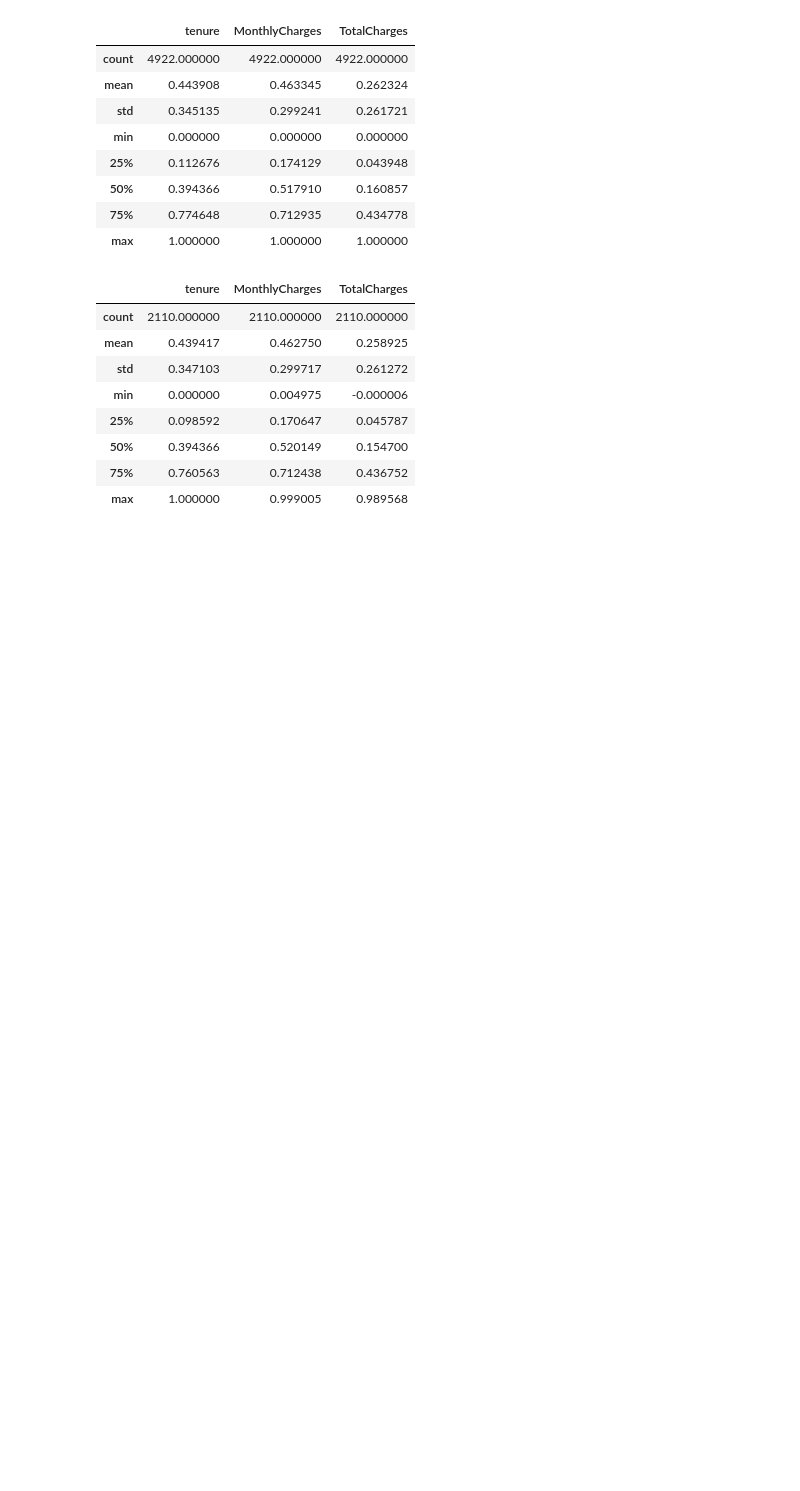
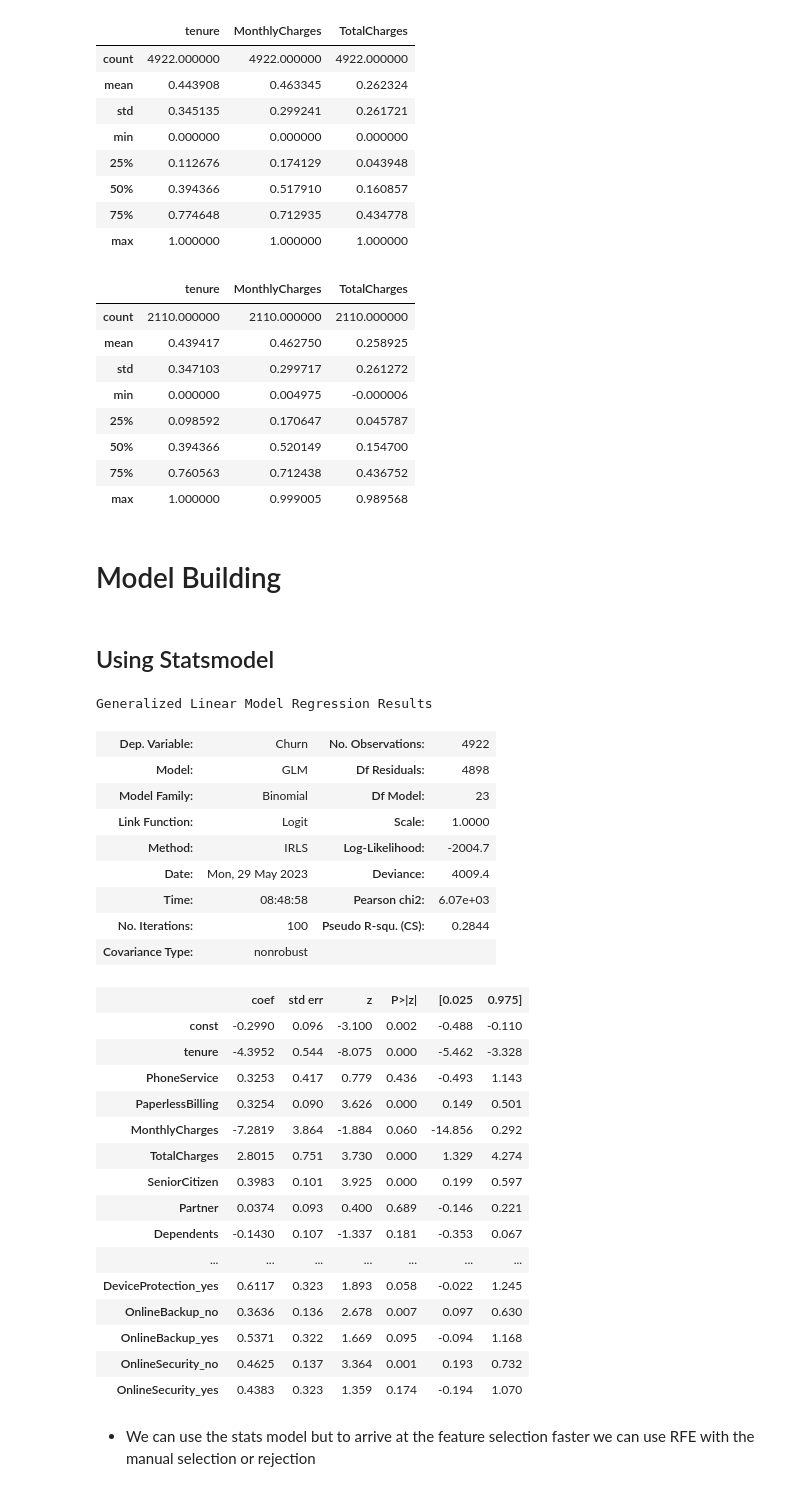
Before and after one commit to venkatpselvam1/DataScienceML, a Jupyter notebook: 003_LogisticRegression/003_MultiVarientAnalysis/002_LogisticRegressionMultiVarient.ipynb, the cells around one changed output. Drawn from its saved outputs; the diff is of its cells as text; code cells hidden in the pictures; blank space fills up the shorter version.

```diff
--- a/003_LogisticRegression/003_MultiVarientAnalysis/002_LogisticRegressionMultiVarient.ipynb
+++ b/003_LogisticRegression/003_MultiVarientAnalysis/002_LogisticRegressionMultiVarient.ipynb
@@ -254,3 +253,46 @@ df_test[num_cols].describe()
 | 50% | 0.394366 | 0.520149 | 0.154700 |
 | 75% | 0.760563 | 0.712438 | 0.436752 |
 | max | 1.000000 | 0.999005 | 0.989568 |
+# %%
+y_train = df_train.pop('Churn')
+X_train = df_train
+y_test = df_test.pop('Churn')
+X_test = df_test
+# %% [markdown]
+# Model Building
+# %% [markdown]
+## Using Statsmodel
+# %%
+X_train_sm = sm.add_constant(X_train)
+gr = sm.GLM(y_train, X_train_sm, family = sm.families.Binomial())
+logm = gr.fit()
+logm.summary()
+# %% [output]
+Generalized Linear Model Regression Results
+| Dep. Variable: | Churn | No. Observations: | 4922 |
+| Model: | GLM | Df Residuals: | 4898 |
+| Model Family: | Binomial | Df Model: | 23 |
+| Link Function: | Logit | Scale: | 1.0000 |
+| Method: | IRLS | Log-Likelihood: | -2004.7 |
+| Date: | Mon, 29 May 2023 | Deviance: | 4009.4 |
+| Time: | 08:48:58 | Pearson chi2: | 6.07e+03 |
+| No. Iterations: | 100 | Pseudo R-squ. (CS): | 0.2844 |
+| Covariance Type: | nonrobust |  |  |
+|  | coef | std err | z | P>|z| | [0.025 | 0.975] |
+| const | -0.2990 | 0.096 | -3.100 | 0.002 | -0.488 | -0.110 |
+| tenure | -4.3952 | 0.544 | -8.075 | 0.000 | -5.462 | -3.328 |
+| PhoneService | 0.3253 | 0.417 | 0.779 | 0.436 | -0.493 | 1.143 |
+| PaperlessBilling | 0.3254 | 0.090 | 3.626 | 0.000 | 0.149 | 0.501 |
+| MonthlyCharges | -7.2819 | 3.864 | -1.884 | 0.060 | -14.856 | 0.292 |
+| TotalCharges | 2.8015 | 0.751 | 3.730 | 0.000 | 1.329 | 4.274 |
+| SeniorCitizen | 0.3983 | 0.101 | 3.925 | 0.000 | 0.199 | 0.597 |
+| Partner | 0.0374 | 0.093 | 0.400 | 0.689 | -0.146 | 0.221 |
+| Dependents | -0.1430 | 0.107 | -1.337 | 0.181 | -0.353 | 0.067 |
+| ... | ... | ... | ... | ... | ... | ... |
+| DeviceProtection_yes | 0.6117 | 0.323 | 1.893 | 0.058 | -0.022 | 1.245 |
+| OnlineBackup_no | 0.3636 | 0.136 | 2.678 | 0.007 | 0.097 | 0.630 |
+| OnlineBackup_yes | 0.5371 | 0.322 | 1.669 | 0.095 | -0.094 | 1.168 |
+| OnlineSecurity_no | 0.4625 | 0.137 | 3.364 | 0.001 | 0.193 | 0.732 |
+| OnlineSecurity_yes | 0.4383 | 0.323 | 1.359 | 0.174 | -0.194 | 1.070 |
+# %% [markdown]
+- We can use the stats model but to arrive at the feature selection faster we can use RFE with the manual selection or rejection
```
Also changed, not shown: parts of 14 cells of this notebook.
